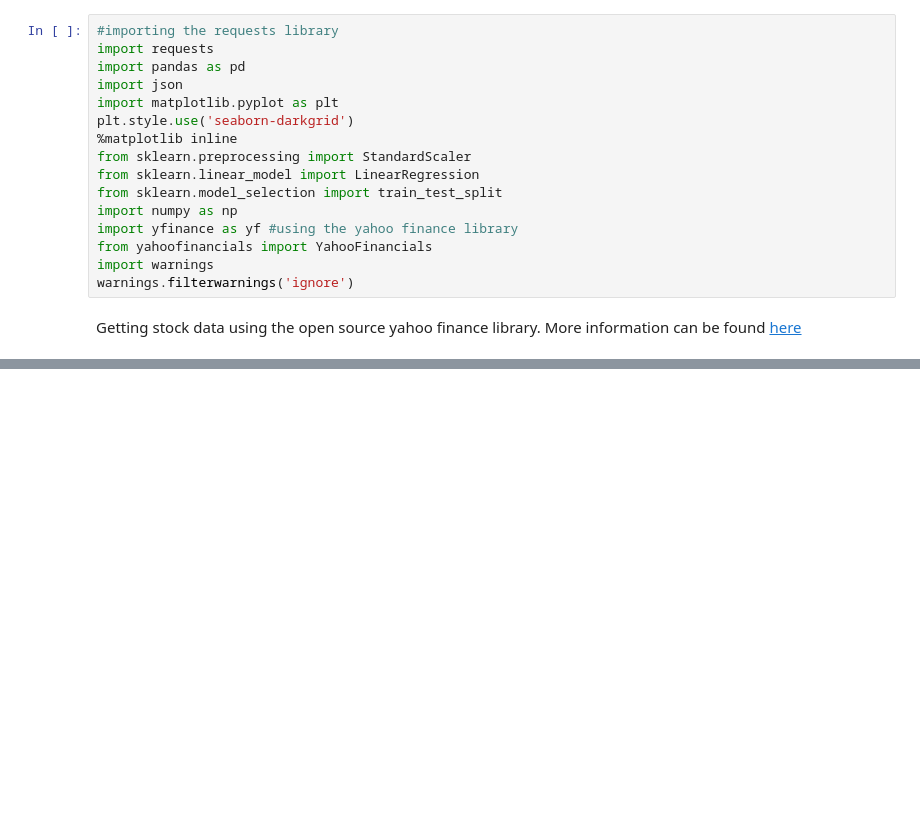
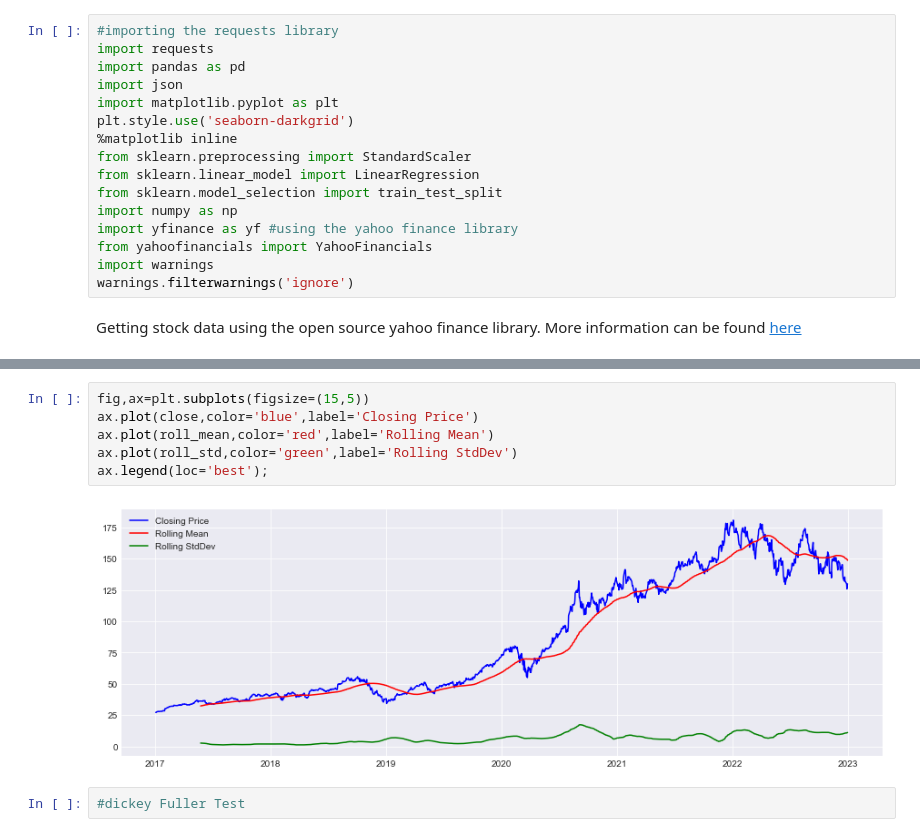
Before and after one commit to rahulakrish/portfolio_builder, a Jupyter notebook: notebook.ipynb, the cells around one changed output, grey strips where cells are left out. Saved outputs shown, nothing was run; the diff lists cells and outputs as text; blank space fills up the shorter version.

```diff
--- a/notebook.ipynb
+++ b/notebook.ipynb
@@ -161,0 +159,10 @@ summary_info('GOOGL')
+# %%
+fig,ax=plt.subplots(figsize=(15,5))
+ax.plot(close,color='blue',label='Closing Price')
+ax.plot(roll_mean,color='red',label='Rolling Mean')
+ax.plot(roll_std,color='green',label='Rolling StdDev')
+ax.legend(loc='best');
+# %% [output]
+[figure, added]
+# %%
+#dickey Fuller Test
```
Also changed, not shown: parts of 10 cells of this notebook.
